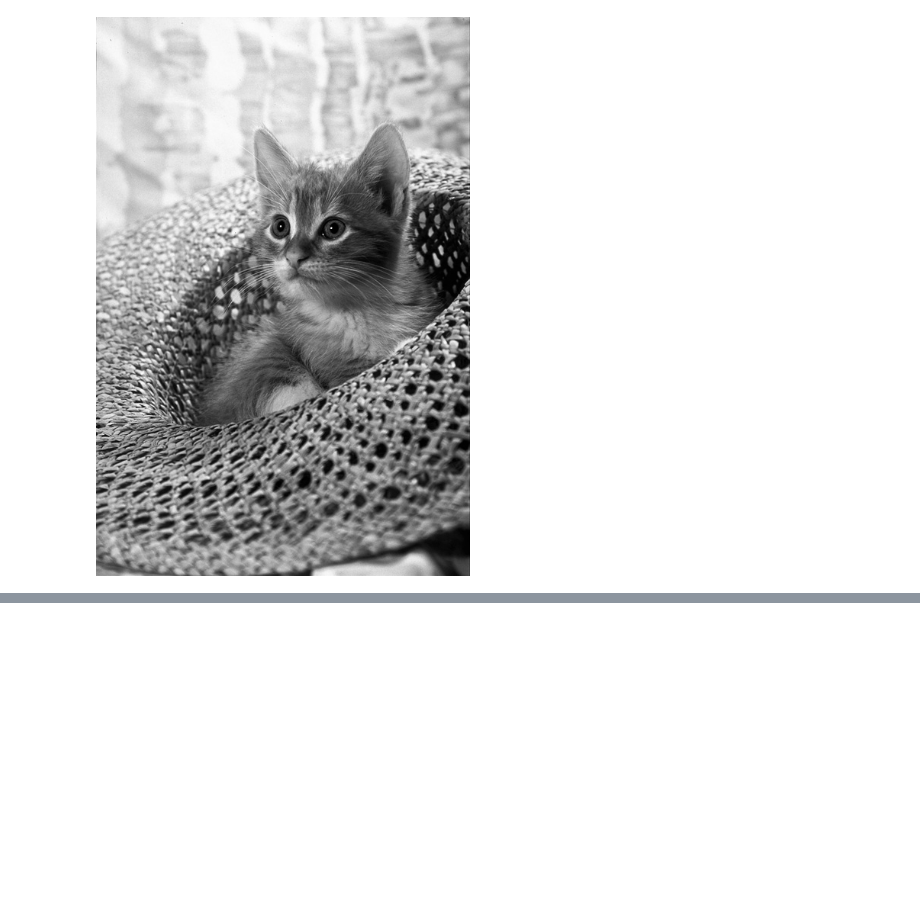
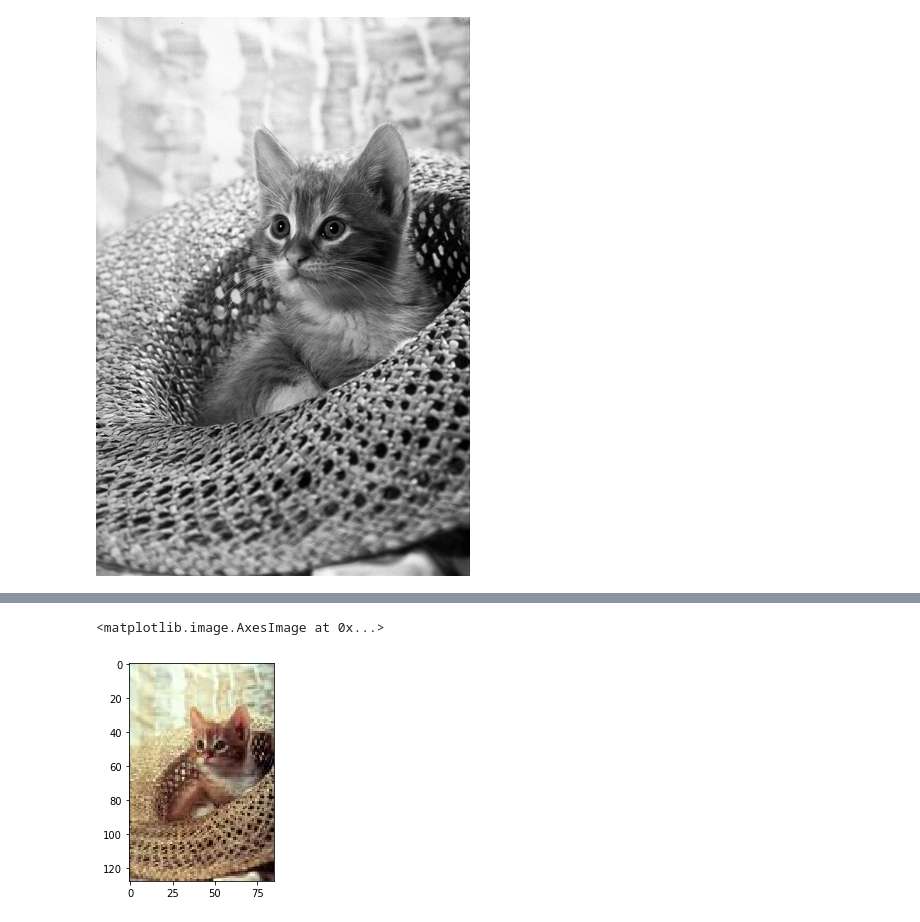
Before and after one commit to iamjeerge/ComputerVisionPractice, a Jupyter notebook: PIL_Lib/Pillow_experiments.ipynb, the cells around one changed output, grey strips where cells are left out. Drawn from its saved outputs; the diff is of its cells as text; code cells hidden in the pictures; blank space fills up the shorter version.

Commit message:
Understanding thumbnail generation process

```diff
--- a/PIL_Lib/Pillow_experiments.ipynb
+++ b/PIL_Lib/Pillow_experiments.ipynb
@@ -147,0 +172,6 @@ for path in paths:
+# %%
+import numpy as np
+imshow(np.asarray(Image.open('images/cat.thumbnail')))
+# %% [output]
+<matplotlib.image.AxesImage at 0x...>
+[figure, added]
```
Also changed, not shown: parts of 13 cells of this notebook, 1 other file.
